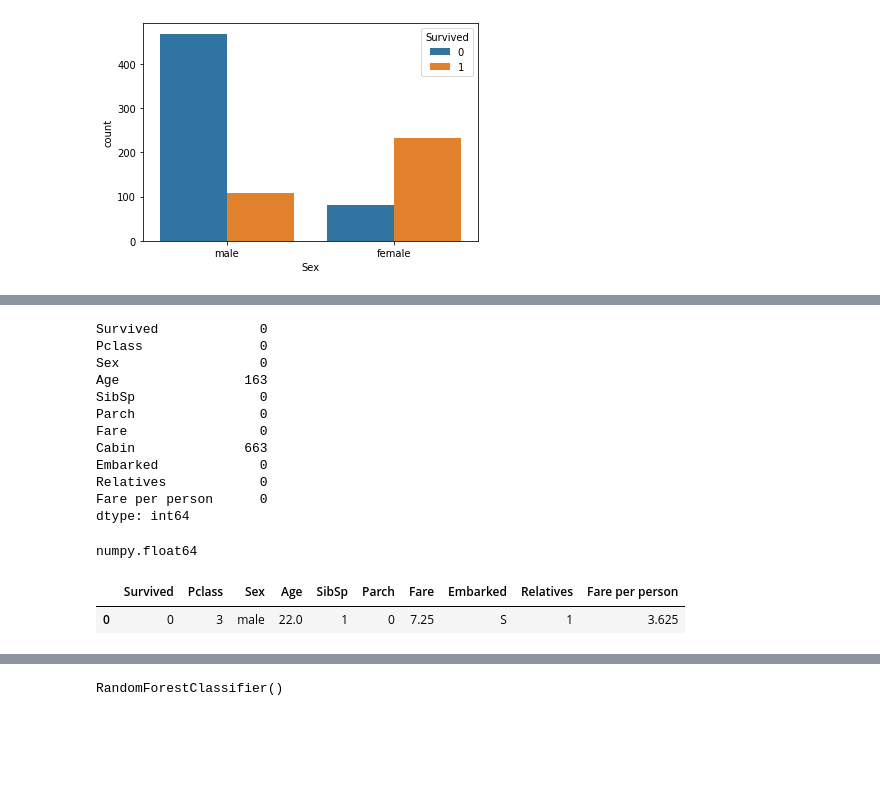
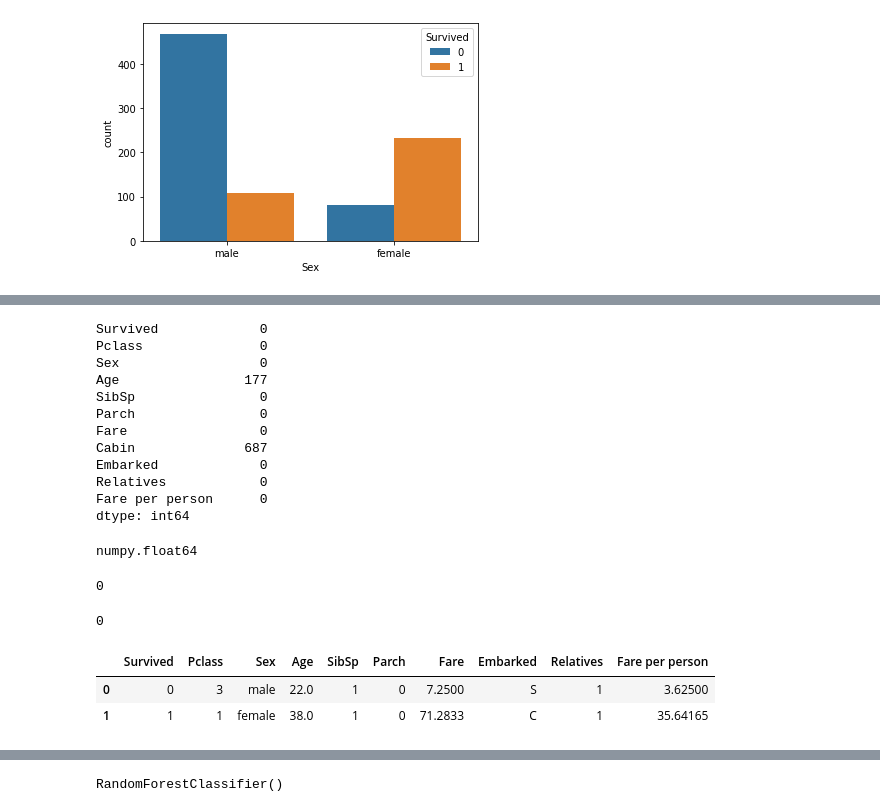
Before and after one commit to punit0412/ML-PROJECTS, a Jupyter notebook: Titanic.ipynb, the cells around one changed output, grey strips where cells are left out. Saved outputs shown, nothing was run; the diff lists cells and outputs as text; code cells hidden in the pictures; blank space fills up the shorter version.

```diff
--- a/Titanic.ipynb
+++ b/Titanic.ipynb
@@ -132,7 +132,7 @@ sns.countplot(data = train_data, x='Sex', hue='Survived')
 <AxesSubplot:xlabel='Sex', ylabel='count'>
 [figure]
 # %%
-train_data = train_data[train_data.Fare != 0]
+# train_data = train_data[train_data.Fare != 0]
 # %%
 std = train_data.Fare.std()
 mn = train_data.Fare.mean()
@@ -164,7 +164,7 @@ train_data[train_data.Pclass == 2].describe()
 train_data['Fare per person'] = train_data['Fare'] / (train_data['Relatives'] + 1)
 test_data['Fare per person'] = test_data['Fare'] / (test_data['Relatives'] + 1)
 # %%
-train_data = train_data[train_data['Fare per person'] < 58]
+# train_data = train_data[train_data['Fare per person'] < 58]
 # %%
 train_data.shape
 # %% [output]
@@ -197,11 +185,11 @@ train_data.isna().sum()
 Survived             0
 Pclass               0
 Sex                  0
-Age                163
+Age                177
 SibSp                0
 Parch                0
 Fare                 0
-Cabin              663
+Cabin              687
 Embarked             0
 Relatives            0
 Fare per person      0
@@ -213,8 +201,7 @@ test_data.drop('Cabin', axis=1, inplace=True)
 type(train_data['Age'][0])
 # %% [output]
 numpy.float64
-# %%
-train_data.Age.fillna(train_data.Age.median(), inplace=True)
 # %%
 imputer = SimpleImputer(strategy='median')
-test_data[['Age', 'Fare', 'Fare per person']] = imputer.fit_transform(test_data[['Age', 'Fare', 'Fare per person']])
+num_col  = ['Age', 'Fare', 'Fare per person']
+train_data[num_col] = imputer.fit_transform(train_data[['Age', 'Fare', 'Fare per person']])
@@ -221,5 +210,14 @@ test_data[['Age', 'Fare', 'Fare per person']] = imputer.fit_transform(test_data[
+# %%
+train_data.isna().sum().sum()
+# %% [output]
+0
+# %%
+test_data.isna().sum().sum()
+# %% [output]
+0
 # %%
-train_data.head(1)
+train_data.head(2)
 # %% [output]
 |  | Survived | Pclass | Sex | Age | SibSp | Parch | Fare | Embarked | Relatives | Fare per person |
-| 0 | 0 | 3 | male | 22.0 | 1 | 0 | 7.25 | S | 1 | 3.625 |
+| 0 | 0 | 3 | male | 22.0 | 1 | 0 | 7.2500 | S | 1 | 3.62500 |
+| 1 | 1 | 1 | female | 38.0 | 1 | 0 | 71.2833 | C | 1 | 35.64165 |
```
Also changed, not shown: parts of 46 cells of this notebook.
